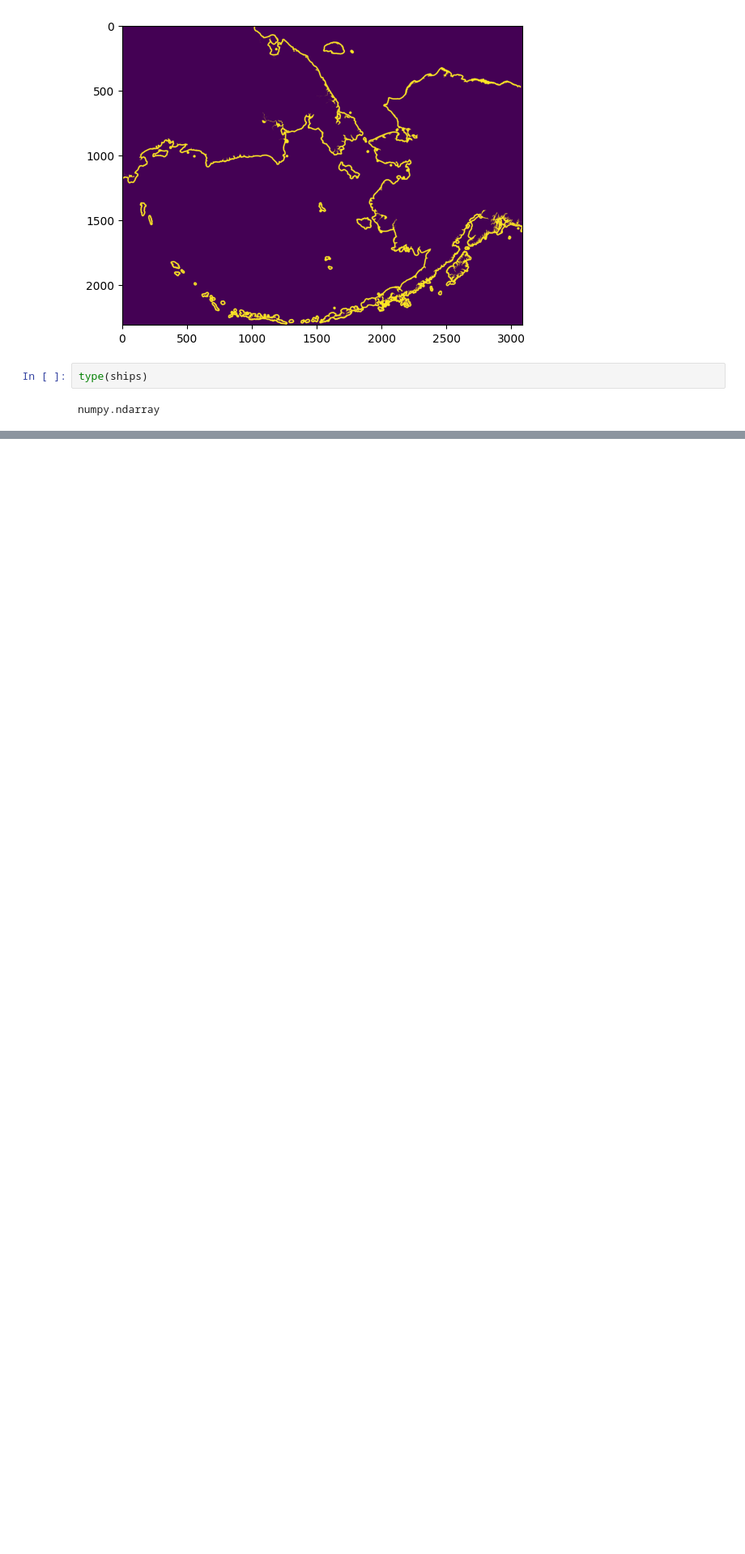
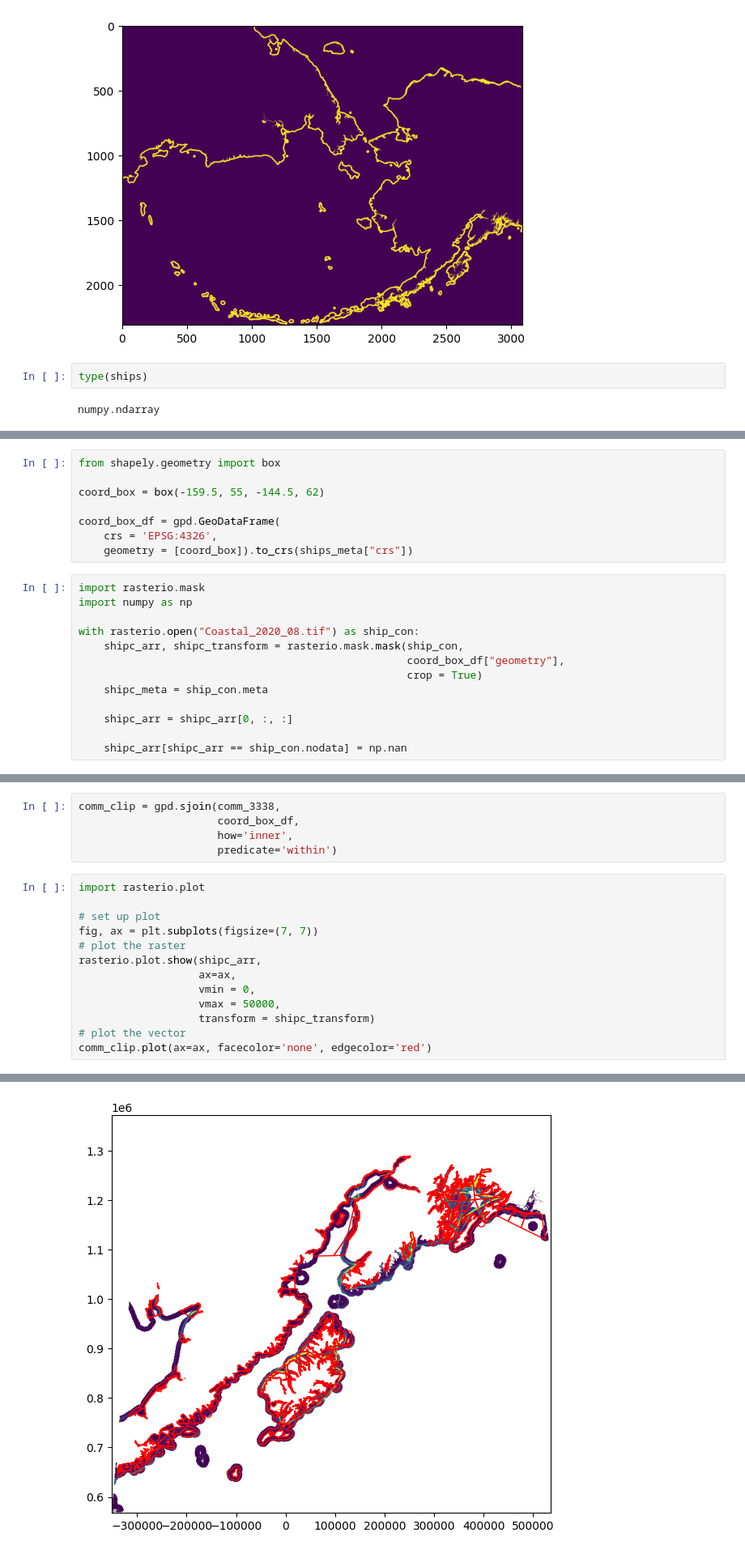
Before and after one commit to mloranty/scalable-computing-examples, a Jupyter notebook: geopandas-intro.ipynb, the cells around one changed output, grey strips where cells are left out. Shown at 81% size. Cells and saved outputs as stored; diff of their text form; blank space fills up the shorter version.

```diff
--- a/geopandas-intro.ipynb
+++ b/geopandas-intro.ipynb
@@ -30,0 +122,21 @@ rasterio.profiles.Profile
+# %%
+from shapely.geometry import box
+
+coord_box = box(-159.5, 55, -144.5, 62)
+
+coord_box_df = gpd.GeoDataFrame(
+    crs = 'EPSG:4326',
+    geometry = [coord_box]).to_crs(ships_meta["crs"])
+# %%
+import rasterio.mask
+import numpy as np
+
+with rasterio.open("Coastal_2020_08.tif") as ship_con:
+    shipc_arr, shipc_transform = rasterio.mask.mask(ship_con,
+                                                    coord_box_df["geometry"],
+                                                    crop = True)
+    shipc_meta = ship_con.meta
+
+    shipc_arr = shipc_arr[0, :, :]
+
+    shipc_arr[shipc_arr == ship_con.nodata] = np.nan
@@ -30,0 +149,19 @@ rasterio.profiles.Profile
+# %%
+comm_clip = gpd.sjoin(comm_3338,
+                      coord_box_df,
+                      how='inner',
+                      predicate='within')
+# %%
+import rasterio.plot
+
+# set up plot
+fig, ax = plt.subplots(figsize=(7, 7))
+# plot the raster
+rasterio.plot.show(shipc_arr,
+                   ax=ax,
+                   vmin = 0,
+                   vmax = 50000,
+                   transform = shipc_transform)
+# plot the vector
+comm_clip.plot(ax=ax, facecolor='none', edgecolor='red')
+# %% [output]
@@ -30,0 +169 @@ rasterio.profiles.Profile
+[figure, added]
```
Also changed, not shown: parts of 31 cells of this notebook.
